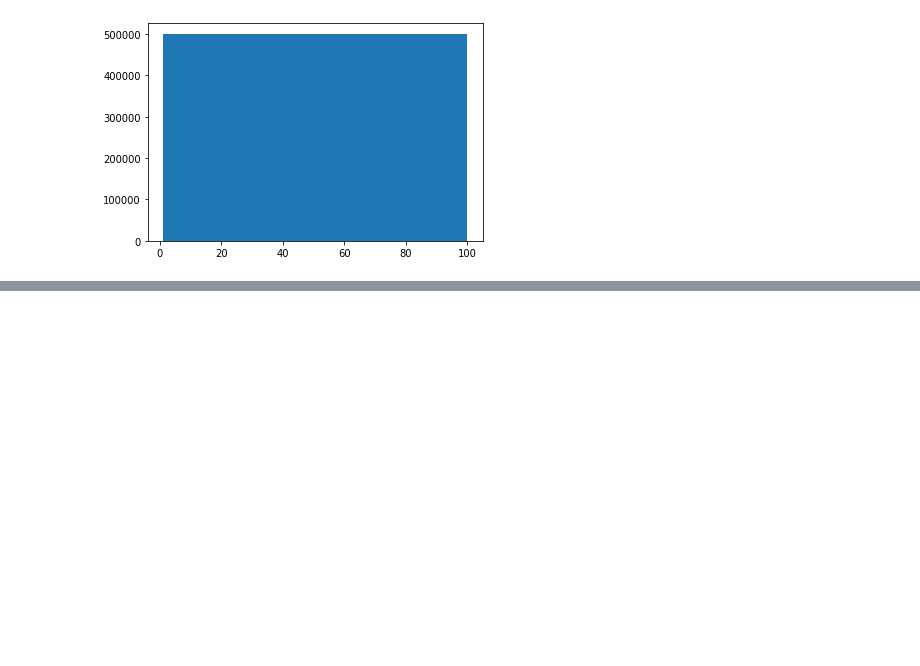
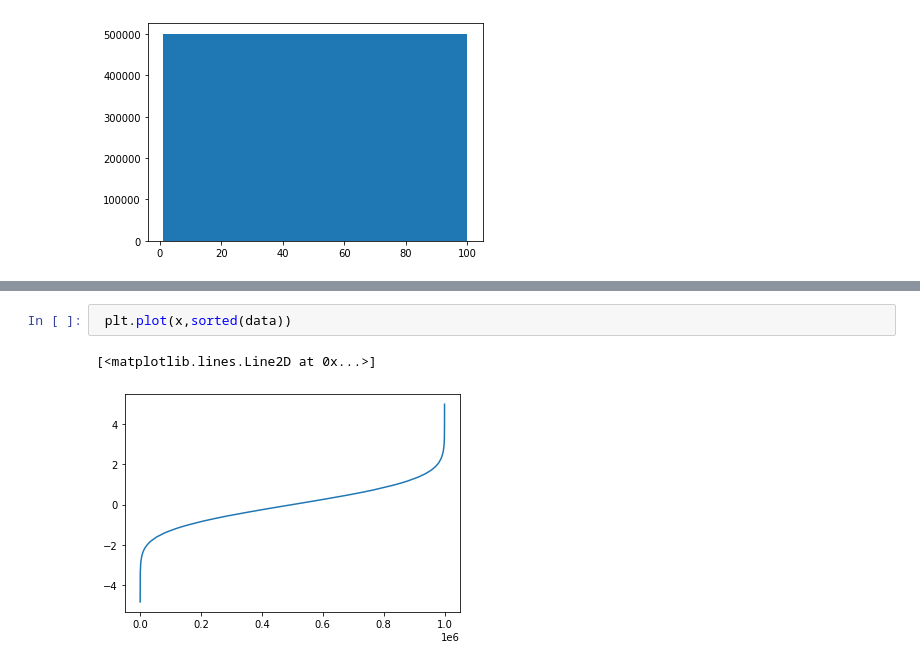
Before and after one commit to mlevicoy/cursoML, a Jupyter notebook: notebooks/T2 - 1 - Data Cleaning - Data Wrangling.ipynb, the cells around one changed output, grey strips where cells are left out. Drawn from its saved outputs; the diff is of its cells as text; blank space fills up the shorter version.

```diff
--- a/notebooks/T2 - 1 - Data Cleaning - Data Wrangling.ipynb
+++ b/notebooks/T2 - 1 - Data Cleaning - Data Wrangling.ipynb
@@ -508,0 +530,5 @@ plt.hist(data)
+# %%
+ plt.plot(x,sorted(data))
+# %% [output]
+[<matplotlib.lines.Line2D at 0x...>]
+[figure, added]
```
Also changed, not shown: parts of 11 cells of this notebook, 1 other file.
